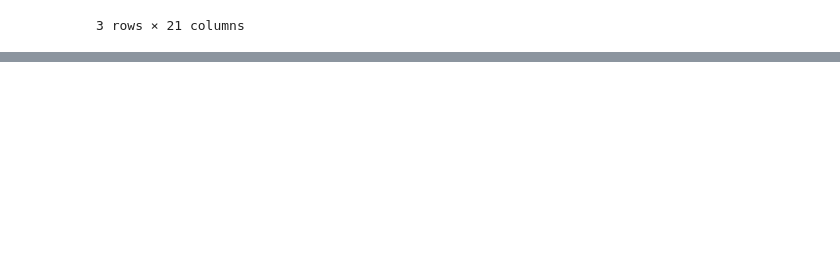
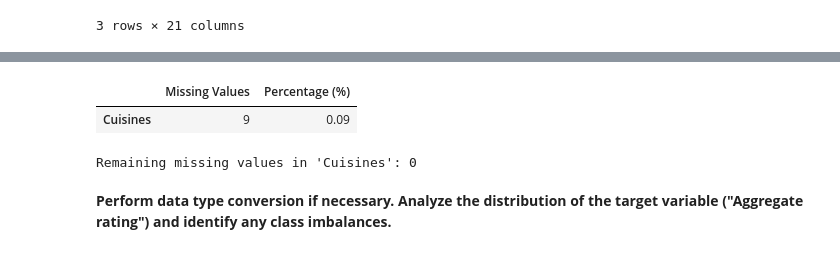
Before and after one commit to swagat2001/restaurant-data-analysis, a Jupyter notebook: resturant.ipynb, the cells around one changed output, grey strips where cells are left out. Cells and saved outputs as stored; diff of their text form; code cells hidden in the pictures; blank space fills up the shorter version.

Commit message:
task-1 :data exploration and preprocessing

```diff
--- a/resturant.ipynb
+++ b/resturant.ipynb
@@ -70,0 +73,5 @@ df.head(3)  # First 3 rows
+# %%
+# Calculate missing values
+missing_values = df.isnull().sum()
+missing_percentage = (df.isnull().sum() / len(df)) * 100
+missing_values
@@ -70,0 +96,12 @@ df.head(3)  # First 3 rows
+# %%
+# Combine into a DataFrame for better readability
+missing_data = pd.DataFrame({
+    'Missing Values': missing_values,
+    'Percentage (%)': missing_percentage.round(2)
+})
+# %%
+# Display columns with missing values only
+missing_data[missing_data['Missing Values'] > 0].sort_values(by='Missing Values', ascending=False)
+# %% [output]
+|  | Missing Values | Percentage (%) |
+| Cuisines | 9 | 0.09 |
@@ -70,0 +110,7 @@ df.head(3)  # First 3 rows
+# %%
+# Check again for missing values
+print("Remaining missing values in 'Cuisines':", df['Cuisines'].isnull().sum())
+# %% [output]
+Remaining missing values in 'Cuisines': 0
+# %% [markdown]
+**Perform data type conversion if necessary. Analyze the distribution of the target variable ("Aggregate rating") and identify any class imbalances.**
```
Also changed, not shown: parts of 13 cells of this notebook.
